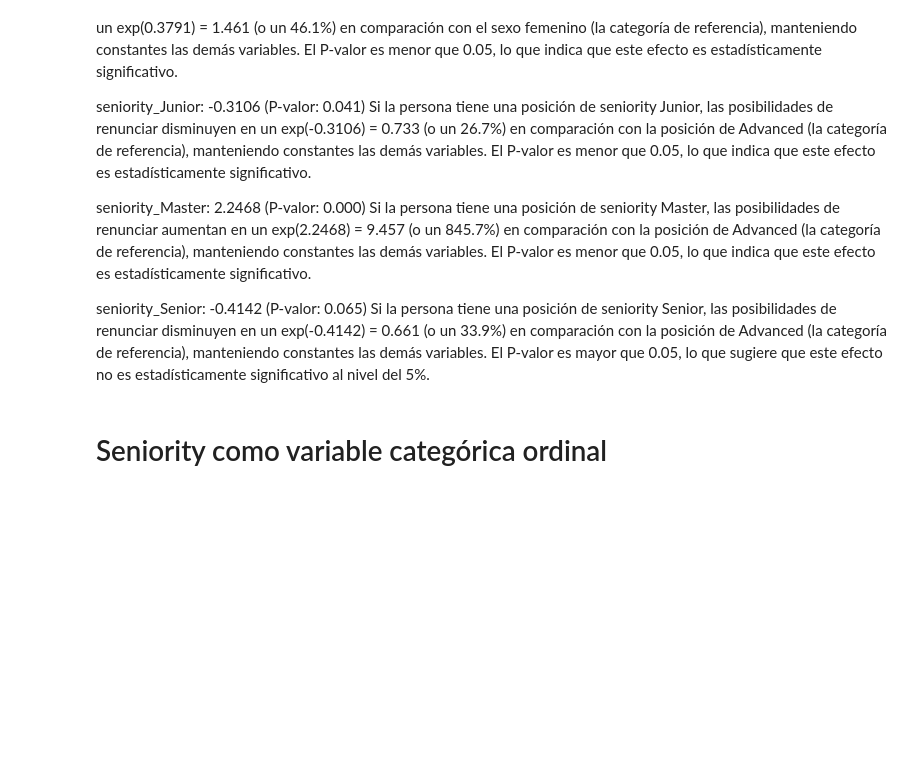
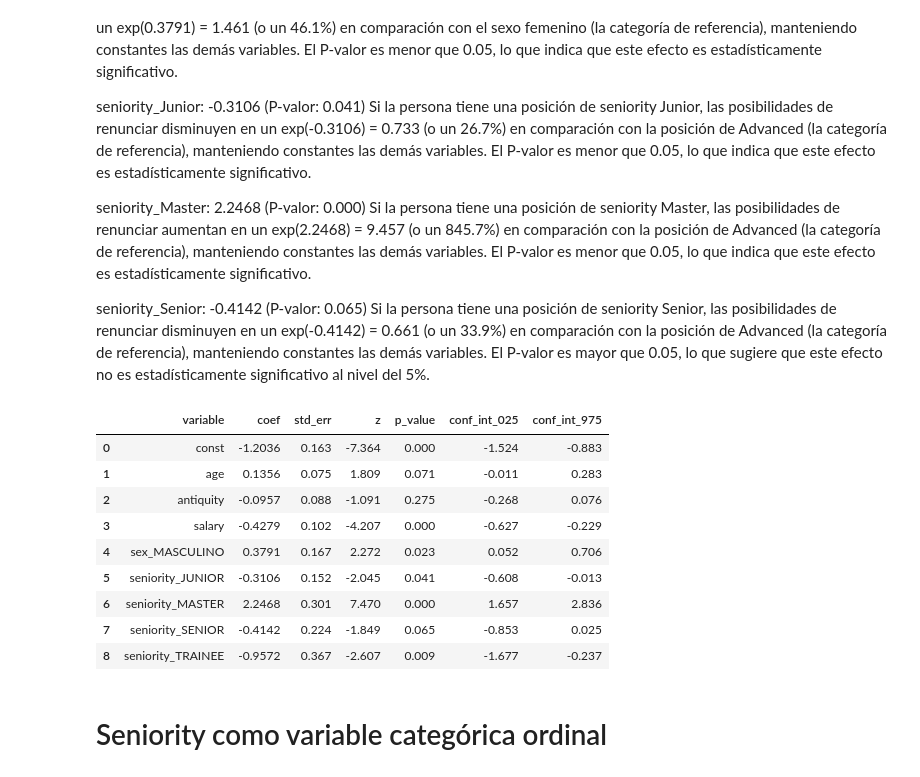
Before and after one commit to AlexanderPelaezJimenez/Pragma_mlops, a Jupyter notebook: Notebooks/model_statsmodel.ipynb, the cells around one changed output. Saved outputs shown, nothing was run; the diff lists cells and outputs as text; code cells hidden in the pictures; blank space fills up the shorter version.

Commit message:
Resultados del modelo.csv

```diff
--- a/Notebooks/model_statsmodel.ipynb
+++ b/Notebooks/model_statsmodel.ipynb
@@ -220,3 +220,21 @@ Si la persona tiene una posición de seniority Master, las posibilidades de renu
 
 seniority_Senior: -0.4142 (P-valor: 0.065)
 Si la persona tiene una posición de seniority Senior, las posibilidades de renunciar disminuyen en un exp(-0.4142) = 0.661 (o un 33.9%) en comparación con la posición de Advanced (la categoría de referencia), manteniendo constantes las demás variables. El P-valor es mayor que 0.05, lo que sugiere que este efecto no es estadísticamente significativo al nivel del 5%.
+# %%
+summary = model.summary().tables[1]
+# %%
+results_df = pd.DataFrame(summary[1:], columns = summary[0])
+results_df.columns = ['variable', 'coef', 'std_err', 'z', 'p_value', 'conf_int_025', 'conf_int_975']
+# %%
+results_df
+# %% [output]
+|  | variable | coef | std_err | z | p_value | conf_int_025 | conf_int_975 |
+| 0 | const | -1.2036 | 0.163 | -7.364 | 0.000 | -1.524 | -0.883 |
+| 1 | age | 0.1356 | 0.075 | 1.809 | 0.071 | -0.011 | 0.283 |
+| 2 | antiquity | -0.0957 | 0.088 | -1.091 | 0.275 | -0.268 | 0.076 |
+| 3 | salary | -0.4279 | 0.102 | -4.207 | 0.000 | -0.627 | -0.229 |
+| 4 | sex_MASCULINO | 0.3791 | 0.167 | 2.272 | 0.023 | 0.052 | 0.706 |
+| 5 | seniority_JUNIOR | -0.3106 | 0.152 | -2.045 | 0.041 | -0.608 | -0.013 |
+| 6 | seniority_MASTER | 2.2468 | 0.301 | 7.470 | 0.000 | 1.657 | 2.836 |
+| 7 | seniority_SENIOR | -0.4142 | 0.224 | -1.849 | 0.065 | -0.853 | 0.025 |
+| 8 | seniority_TRAINEE | -0.9572 | 0.367 | -2.607 | 0.009 | -1.677 | -0.237 |
```
Also changed, not shown: parts of 2 cells of this notebook, 1 other file.
